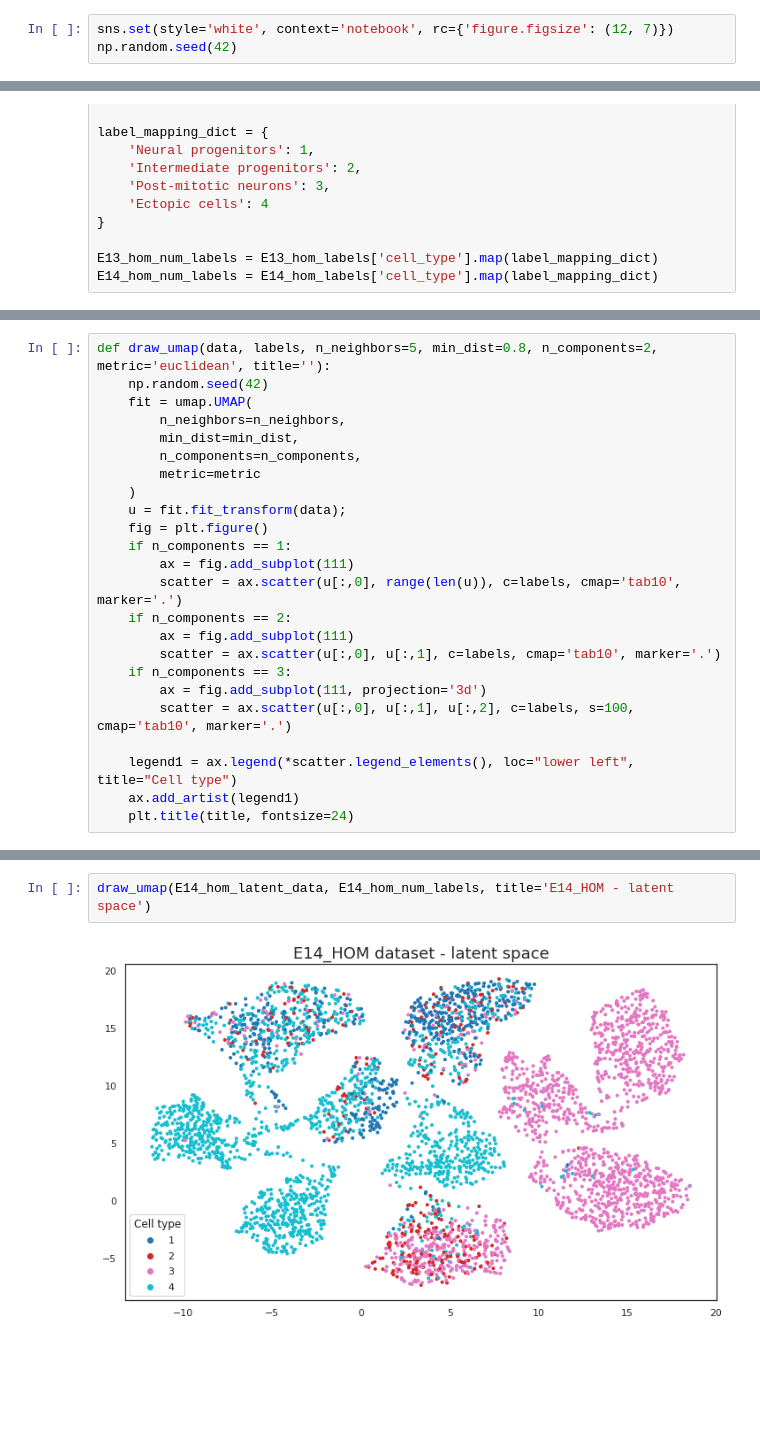
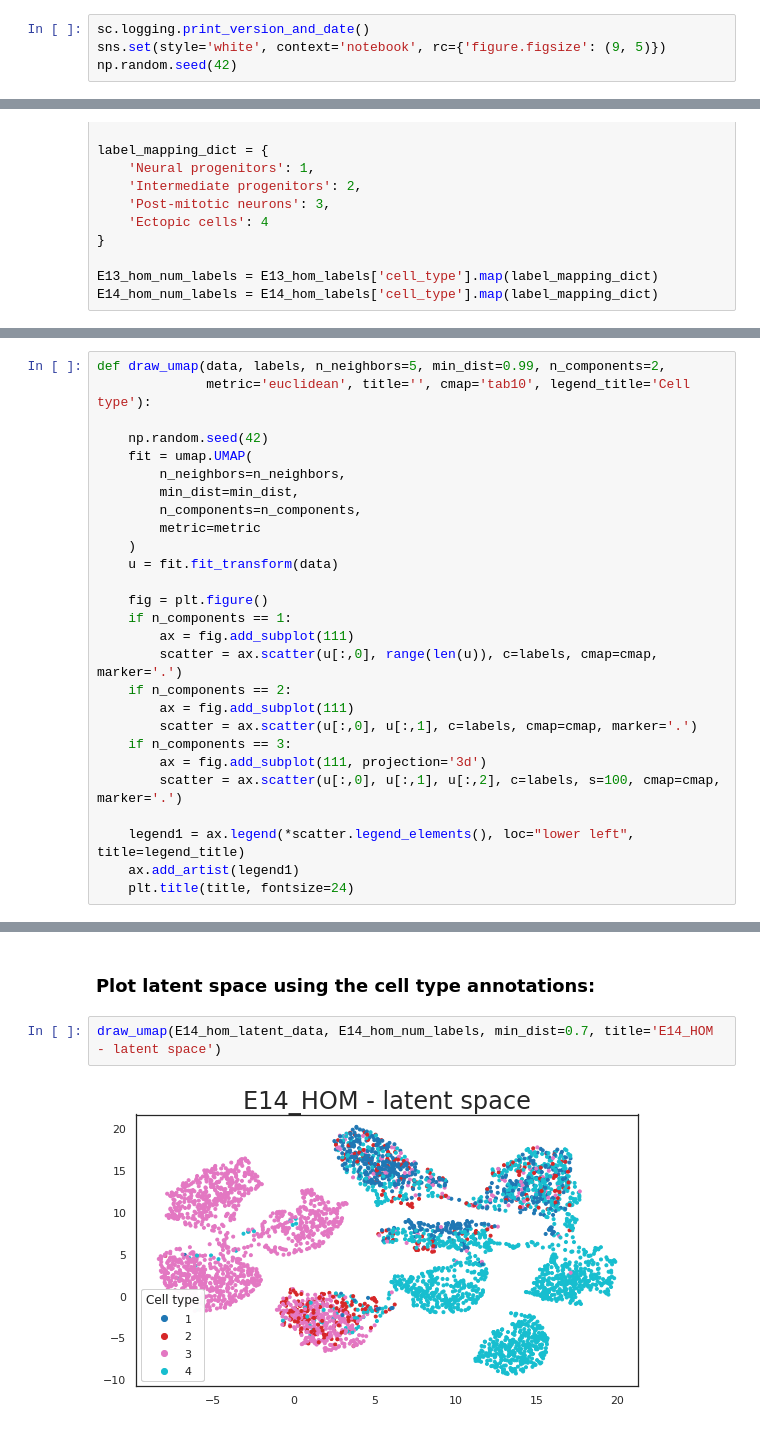
Before and after one commit to marinapts/dissertation_single_cell, a Jupyter notebook: scDeepCluster/umap_latent_space.ipynb, the cells around one changed output, grey strips where cells are left out. Saved outputs shown, nothing was run; the diff lists cells and outputs as text; blank space fills up the shorter version.

```diff
--- a/scDeepCluster/umap_latent_space.ipynb
+++ b/scDeepCluster/umap_latent_space.ipynb
@@ -7,4 +10,5 @@ import umap
 from collections import OrderedDict
 # %%
-sns.set(style='white', context='notebook', rc={'figure.figsize': (12, 7)})
+sc.logging.print_version_and_date()
+sns.set(style='white', context='notebook', rc={'figure.figsize': (9, 5)})
 np.random.seed(42)
@@ -29,5 +55,7 @@ Run UMAP
 # %%
-def draw_umap(data, labels, n_neighbors=5, min_dist=0.8, n_components=2, metric='euclidean', title=''):
+def draw_umap(data, labels, n_neighbors=5, min_dist=0.99, n_components=2,
+              metric='euclidean', title='', cmap='tab10', legend_title='Cell type'):
+
     np.random.seed(42)
     fit = umap.UMAP(
         n_neighbors=n_neighbors,
@@ -35,18 +63,19 @@ def draw_umap(data, labels, n_neighbors=5, min_dist=0.8, n_components=2, metric=
         n_components=n_components,
         metric=metric
     )
-    u = fit.fit_transform(data);
+    u = fit.fit_transform(data)
+
     fig = plt.figure()
     if n_components == 1:
         ax = fig.add_subplot(111)
-        scatter = ax.scatter(u[:,0], range(len(u)), c=labels, cmap='tab10', marker='.')
+        scatter = ax.scatter(u[:,0], range(len(u)), c=labels, cmap=cmap, marker='.')
     if n_components == 2:
         ax = fig.add_subplot(111)
-        scatter = ax.scatter(u[:,0], u[:,1], c=labels, cmap='tab10', marker='.')
+        scatter = ax.scatter(u[:,0], u[:,1], c=labels, cmap=cmap, marker='.')
     if n_components == 3:
         ax = fig.add_subplot(111, projection='3d')
-        scatter = ax.scatter(u[:,0], u[:,1], u[:,2], c=labels, s=100, cmap='tab10', marker='.')
+        scatter = ax.scatter(u[:,0], u[:,1], u[:,2], c=labels, s=100, cmap=cmap, marker='.')
 
-    legend1 = ax.legend(*scatter.legend_elements(), loc="lower left", title="Cell type")
+    legend1 = ax.legend(*scatter.legend_elements(), loc="lower left", title=legend_title)
     ax.add_artist(legend1)
     plt.title(title, fontsize=24)
@@ -57,4 +219,6 @@ draw_umap(E13_hom_latent_data, E13_hom_num_labels, title='E13_HOM - latent space
+# %% [markdown]
+### Plot latent space using the cell type annotations:
 # %%
-draw_umap(E14_hom_latent_data, E14_hom_num_labels, title='E14_HOM - latent space')
+draw_umap(E14_hom_latent_data, E14_hom_num_labels, min_dist=0.7, title='E14_HOM - latent space')
 # %% [output]
-[figure, old version]
+[figure, new version]
```
Also changed, not shown: parts of 44 cells of this notebook, 2 other files.
